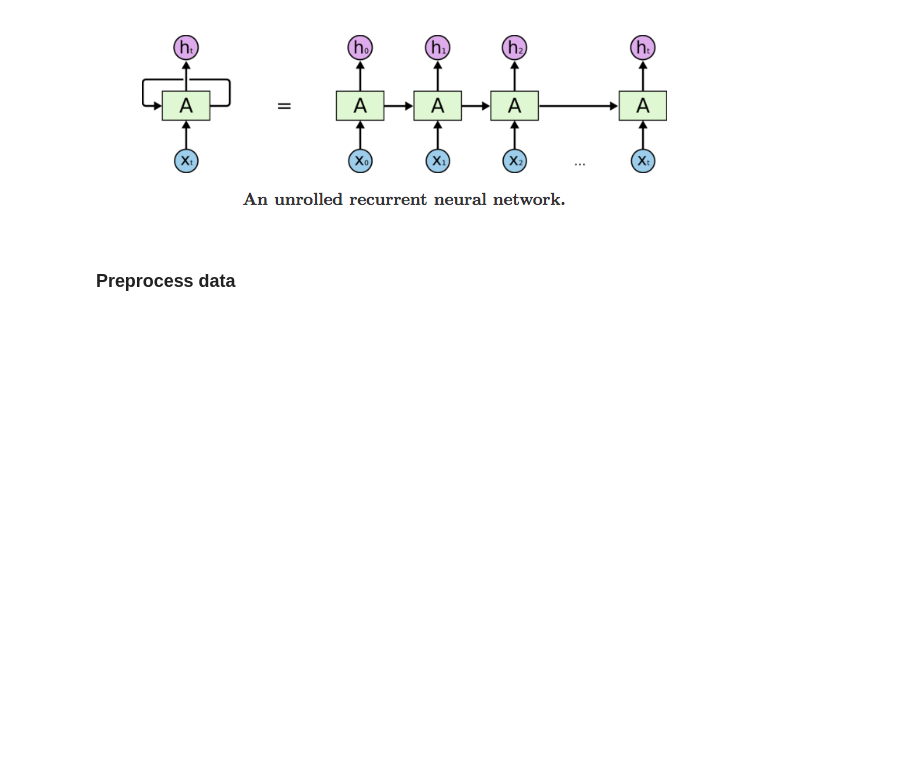
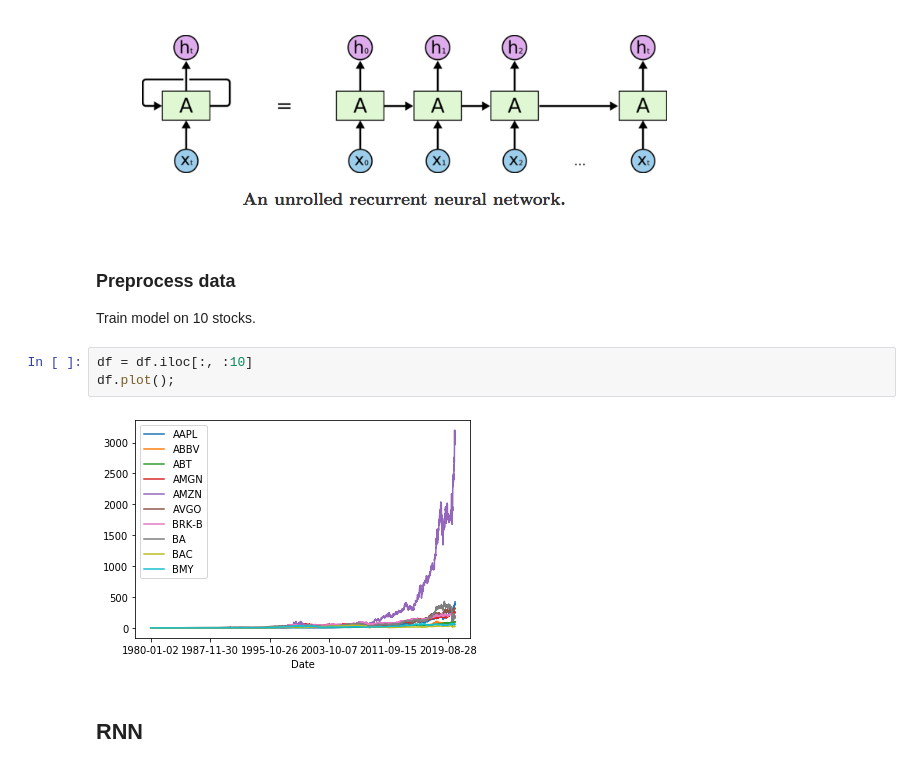
Before and after one commit to gilberto-BE/aifi-bootcamp, a Jupyter notebook: RNN.ipynb, the cells around one changed output. Drawn from its saved outputs; the diff is of its cells as text; blank space fills up the shorter version.

```diff
--- a/RNN.ipynb
+++ b/RNN.ipynb
@@ -33,3 +33,11 @@ Image(filename="rnn.png")
 [figure]
 # %% [markdown]
 ### Preprocess data
+Train model on 10 stocks.
+# %%
+df = df.iloc[:, :10]
+df.plot();
+# %% [output]
+[figure, added]
+# %% [markdown]
+## RNN
```
Also changed, not shown: parts of 9 cells of this notebook, 3 other files.
